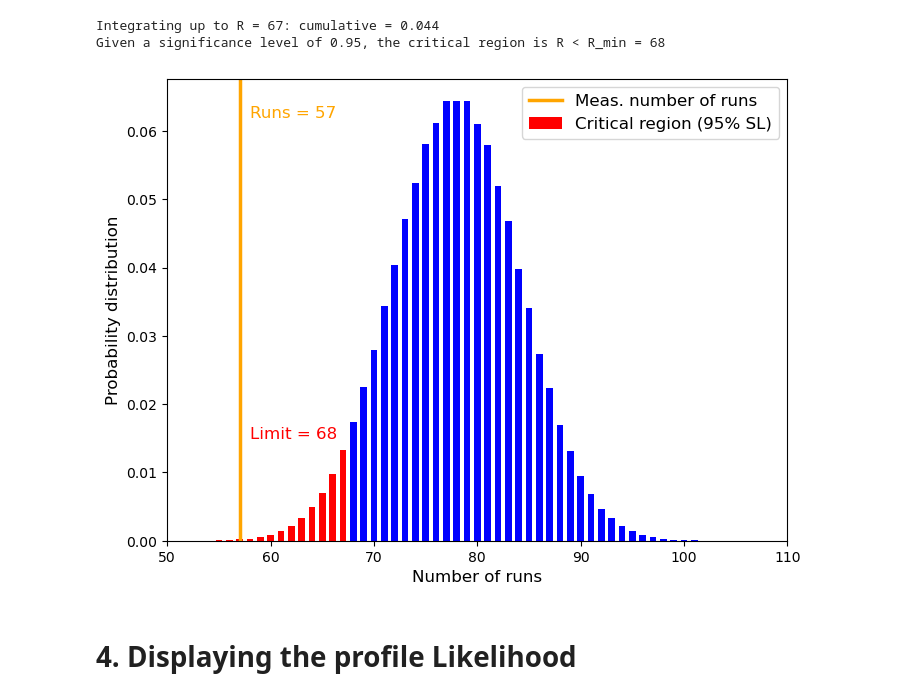
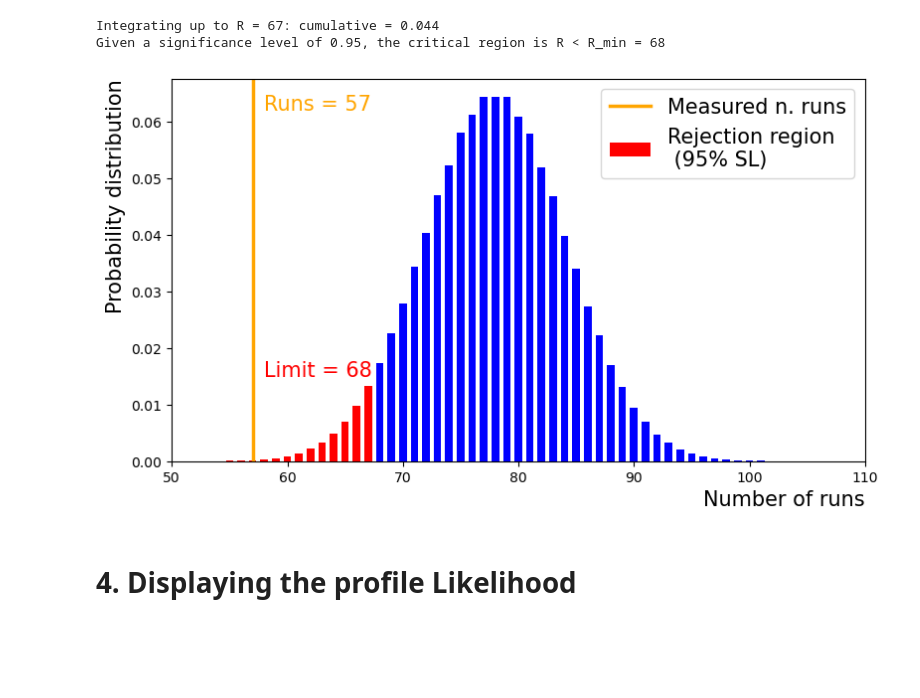
Before and after one commit to Matteo-Bellino/SMATEP_Project, a Jupyter notebook: Psi2S_RadanoBellino.ipynb, the cells around one changed output. Cells and saved outputs as stored; diff of their text form; code cells hidden in the pictures; blank space fills up the shorter version.

```diff
--- a/Psi2S_RadanoBellino.ipynb
+++ b/Psi2S_RadanoBellino.ipynb
@@ -29,7 +29,8 @@ from matplotlib.ticker import ScalarFormatter
 # %%
 mass_cut_HS = 6
 mass_cut_LS = 6
-fs = '12'
+fs = '15'
+tfs=13
 #If we cut the data at mass = 4, the chi squared gets from 2.3 to 1.5 where the one tailed limit for 90% confidence interval is 1.2.
 #Residuals in 1sigma get from 63% to 66% and in 2sigma from 88% to 92% (approach more gaussian values and also the histogram resembles more a gaussian)
 #the run test is still valid
@@ -372,9 +520,10 @@ ax_plot.axhline(-2, color = "green", linestyle="-.")
 ax_plot.errorbar(bin_centers, norm_residuals, fmt='.', color = 'black', label='Data')
 #$\\Chi^2/ndf = {chi2_norm}$'
 ax_plot.set_xlim([2,mass_cut_HS])
-ax_plot.set_ylabel("Residuals", fontsize = fs)
-ax_plot.set_xlabel("m$_{\\mu\\mu}$ [GeV]", fontsize = fs)
+ax_plot.set_ylabel("Normalized residuals", fontsize = fs, loc='top')
+ax_plot.set_xlabel("m$_{\\mu\\mu}$ [GeV]", fontsize = fs, loc='right')
 ax_plot.grid()
+ax_plot.tick_params(axis='both', labelsize=tfs)
 #ax_plot.text(2,6, f'Residuals in 1$\\sigma$: {frac_1sigma * 100:.0f}%\nResiduals in 2$\\sigma$: {frac_2sigma * 100:.0f}%\n$\\chi^2$/ndf = {chi2_norm:.1f} > {chi2_limit:.1f} (95% SL)', color='black', fontsize = fs)
 
 #histogram of the normalized residuals
@@ -383,16 +532,17 @@ ax_hist.axhline(1, color = "orange", linestyle="--", label = "1 $\\sigma$")
 ax_hist.axhline(-1, color = "orange", linestyle="--")
 ax_hist.axhline(2, color = "green", linestyle="-.", label = "2$\\sigma$")
 ax_hist.axhline(-2, color = "green", linestyle="-.")
-ax_hist.legend(fontsize = fs, loc = "upper right")
 
 
 
 ax_hist.hist(norm_residuals, bins=10, orientation='horizontal', color='skyblue', alpha = 0.8, edgecolor='black', label='Data')
-ax_hist.set_xlabel("Counts", fontsize = fs)
+ax_hist.set_xlabel("Counts", fontsize = fs, loc='right')
+ax_hist.legend(fontsize = fs, loc = "upper right")
 ax_hist.grid()
+ax_hist.tick_params(axis='both', labelsize=tfs)
 
 plt.tight_layout()
-plt.savefig("wrong_HS_Residuals.png")
+plt.savefig("wrong_HS_NormResiduals.png")
 plt.show()
 # %% [output]
 chi2/ndf = 1.74, max chi2/ndf = 1.20 for a significance level of 95%, ndf = 144
@@ -479,22 +629,23 @@ Integrating up to R = 67: cumulative = 0.044
 Given a significance level of 0.95, the critical region is R < R_min = 68
 # %%
 # Plotting the probability distribution of the runs number and Hypothesis Testing
-plt.figure(figsize = (8,6))
+plt.figure(figsize = (9,5))
 plt.bar(R[np.searchsorted(CDF, alpha, side = 'left'):], runs_pdf[np.searchsorted(CDF, alpha, side = 'left'):], width = 0.65, color = 'b')
-plt.bar(R[0:np.searchsorted(CDF, alpha, side = 'left')], runs_pdf[0:np.searchsorted(CDF, alpha, side = 'left')], width = 0.65, color = 'r', label = "Critical region (95% SL)")
-plt.axvline(len(runs), color='orange', linewidth = "2.5", label = "Meas. number of runs")
+plt.bar(R[0:np.searchsorted(CDF, alpha, side = 'left')], runs_pdf[0:np.searchsorted(CDF, alpha, side = 'left')], width = 0.65, color = 'r', label = "Rejection region\n (95% SL)")
+plt.axvline(len(runs), color='orange', linewidth = "2.5", label = "Measured n. runs")
 plt.xlim([50,110])
 plt.legend(fontsize = fs)
 plt.text(len(runs)+1, 0.062, f'Runs = {len(runs):.0f}', fontsize = fs, color = "orange")
 plt.text(R[np.searchsorted(CDF, alpha, side = 'left')]-10, 0.015, f"Limit = {R[np.searchsorted(CDF, alpha, side = 'left')]:.0f}", fontsize = fs, color = "red")
 
-plt.ylabel("Probability distribution", fontsize = fs)
-plt.xlabel("Number of runs", fontsize = fs)
+ax_hist.tick_params(axis='both', labelsize=tfs)
+plt.ylabel("Probability distribution", fontsize = fs, loc='top')
+plt.xlabel("Number of runs", fontsize = fs, loc='right')
 
 plt.savefig("wrong_HS_Runs_distribution.png")
 plt.show()
 # %% [output]
-[figure, old version]
+[figure, new version]
 # %% [markdown]
 # 4. Displaying the profile Likelihood
 # %% [markdown]
```
Also changed, not shown: parts of 6 cells of this notebook.
